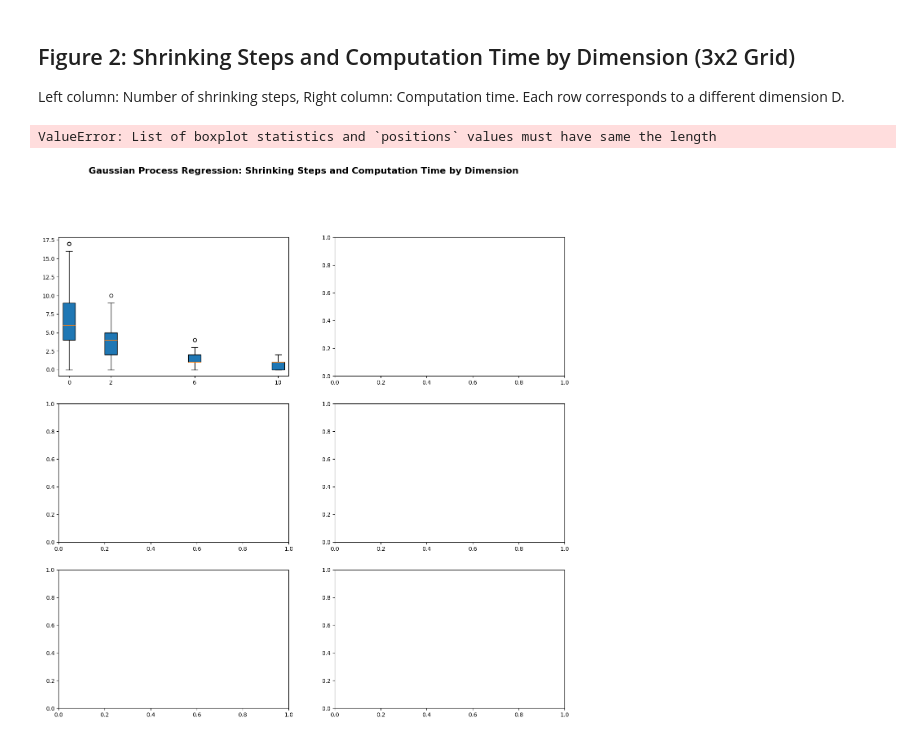
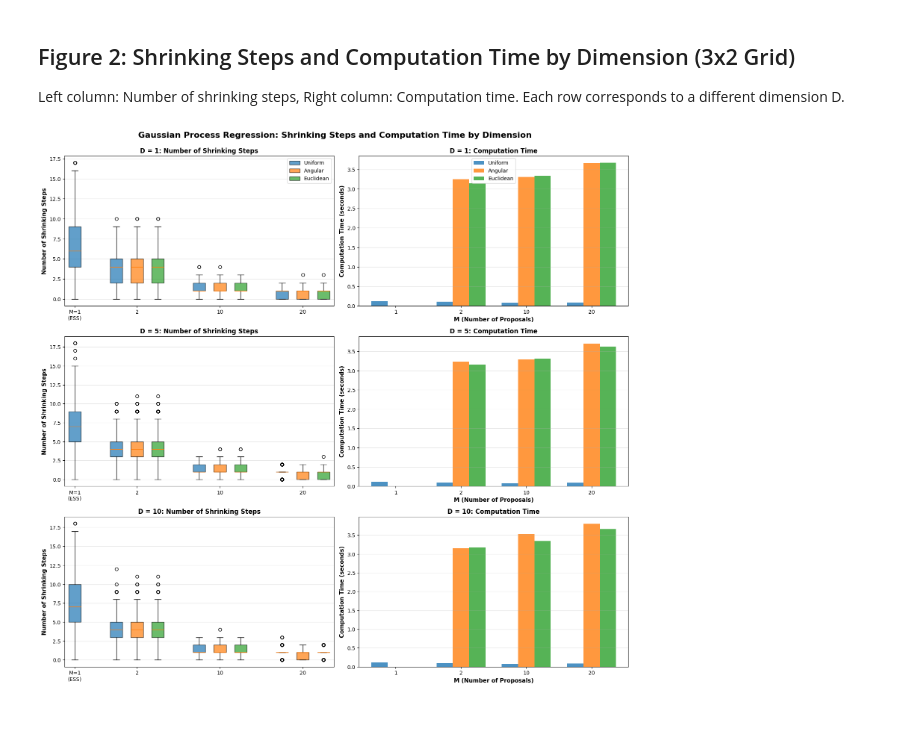
Before and after one commit to guillerminasenn/mess-internal, a Jupyter notebook: notebooks/07_mess_varying_dimensions.ipynb, the cells around one changed output. Saved outputs shown, nothing was run; the diff lists cells and outputs as text; code cells hidden in the pictures.

```diff
--- a/notebooks/07_mess_varying_dimensions.ipynb
+++ b/notebooks/07_mess_varying_dimensions.ipynb
@@ -466,7 +469,7 @@ for dim_idx, D in enumerate(D_values):
         uniform_intervals_box.append(intervals)
         M_box.append(M)
 
-        if M in M_values_filtered:
+        if M > 1 and M in M_values_filtered:  # FIXED: Only add for M > 1
             intervals_ang = dim_results['angular']['intervals'][M][burn_in+1:]
             intervals_euc = dim_results['euclidean']['intervals'][M][burn_in+1:]
             angular_intervals_box.append(intervals_ang)
@@ -552,32 +555,31 @@ for dim_idx, D in enumerate(D_values):
 
     # Only plot angular and euclidean for M > 1
     angular_times_aligned = []
     euclidean_times_aligned = []
     for M in M_for_time:
         if M > 1:
             idx = M_values_filtered.index(M)
             angular_times_aligned.append(angular_times[idx])
             euclidean_times_aligned.append(euclidean_times[idx])
         else:
             angular_times_aligned.append(np.nan)
             euclidean_times_aligned.append(np.nan)
 
     bars2 = ax.bar(x_pos, angular_times_aligned, width, label='Angular',
                     color='#ff7f0e', alpha=0.8)
     bars3 = ax.bar(x_pos + width, euclidean_times_aligned, width, label='Euclidean',
                     color='#2ca02c', alpha=0.8)
 
     ax.set_xticks(x_pos)
     ax.set_xticklabels([str(int(M)) for M in M_for_time])
     ax.set_xlabel('M (Number of Proposals)', fontsize=11, fontweight='bold')
     ax.set_ylabel('Computation Time (seconds)', fontsize=11, fontweight='bold')
     ax.set_title(f'D = {D}: Computation Time', fontsize=12, fontweight='bold')
     if dim_idx == 0:
         ax.legend(fontsize=10, loc='best')
     ax.grid(True, alpha=0.3, axis='y')
 
 plt.tight_layout()
 plt.show()
 # %% [output]
-ValueError: List of boxplot statistics and `positions` values must have same the length
-[figure, old version]
+[figure, new version]
```
Also changed, not shown: parts of 2 cells of this notebook, 10 other files.
